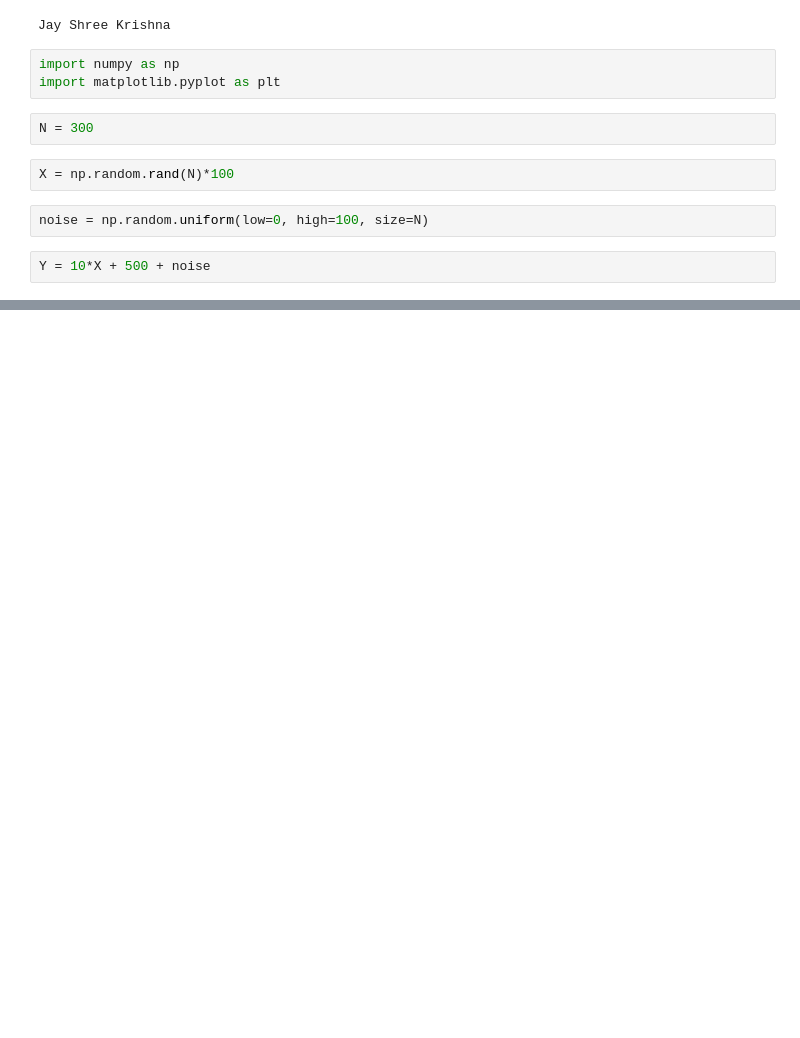
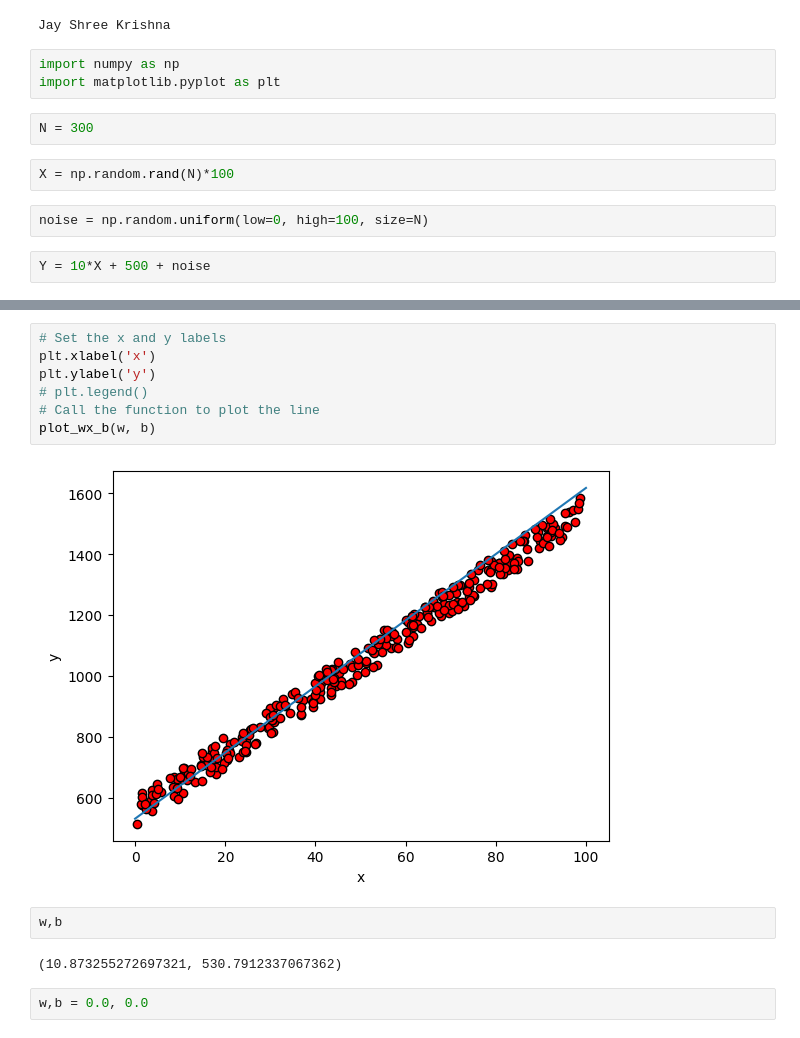
Before and after one commit to SahilLathiya/Linear-Regression, a Jupyter notebook: linear_regression.ipynb, the cells around one changed output, grey strips where cells are left out. Saved outputs shown, nothing was run; the diff lists cells and outputs as text; blank space fills up the shorter version.

```diff
--- a/linear_regression.ipynb
+++ b/linear_regression.ipynb
@@ -49 +76,16 @@ plt.show()
+# %%
+# Set the x and y labels
+plt.xlabel('x')
+plt.ylabel('y')
+# plt.legend()
+# Call the function to plot the line
+plot_wx_b(w, b)
+# %% [output]
+[figure, added]
+# %%
+w,b
+# %% [output]
+(10.873255272697321, 530.7912337067362)
+# %%
+w,b = 0.0, 0.0
 # %%
```
Also changed, not shown: parts of 8 cells of this notebook.
